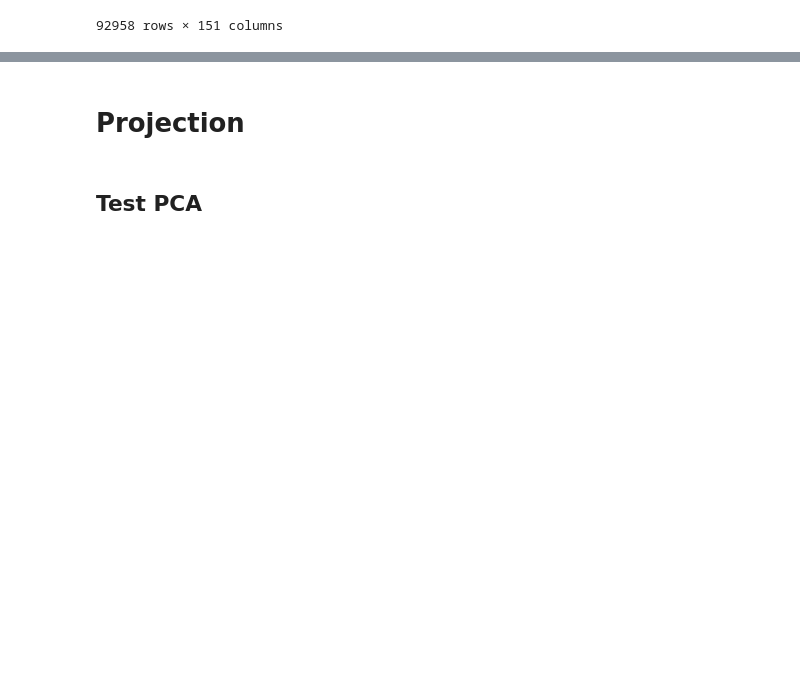
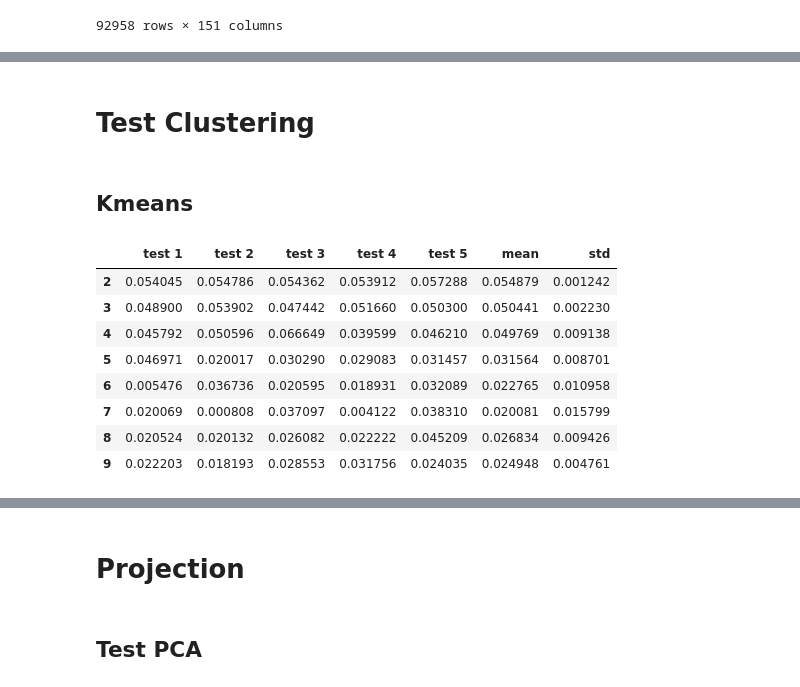
Before and after one commit to CODEheures/oc-ingenieur-ia, a Jupyter notebook: p5/Projet/p5_2-essais.ipynb, the cells around one changed output, grey strips where cells are left out. Drawn from its saved outputs; the diff is of its cells as text; code cells hidden in the pictures; blank space fills up the shorter version.

```diff
--- a/p5/Projet/p5_2-essais.ipynb
+++ b/p5/Projet/p5_2-essais.ipynb
@@ -73,0 +78,29 @@ df
+# %% [markdown]
+# Test Clustering
+# %% [markdown]
+## Kmeans
+# %%
+from sklearn.cluster import KMeans
+X = df.values
+
+silhouette = pd.DataFrame()
+
+for n_clusters in range(2,10,1):
+    for i in range(5):
+        kmeans = KMeans(n_clusters=n_clusters)
+        kmeans.fit(X)
+        silhouette.loc[n_clusters, f'test {i+1}'] = metrics.silhouette_score(X=X, labels=kmeans.labels_, sample_size=1000)
+silhouette['mean'] = silhouette.mean(axis=1)
+silhouette['std'] = silhouette.std(axis=1)
+
+silhouette
+# %% [output]
+|  | test 1 | test 2 | test 3 | test 4 | test 5 | mean | std |
+| 2 | 0.054045 | 0.054786 | 0.054362 | 0.053912 | 0.057288 | 0.054879 | 0.001242 |
+| 3 | 0.048900 | 0.053902 | 0.047442 | 0.051660 | 0.050300 | 0.050441 | 0.002230 |
+| 4 | 0.045792 | 0.050596 | 0.066649 | 0.039599 | 0.046210 | 0.049769 | 0.009138 |
+| 5 | 0.046971 | 0.020017 | 0.030290 | 0.029083 | 0.031457 | 0.031564 | 0.008701 |
+| 6 | 0.005476 | 0.036736 | 0.020595 | 0.018931 | 0.032089 | 0.022765 | 0.010958 |
+| 7 | 0.020069 | 0.000808 | 0.037097 | 0.004122 | 0.038310 | 0.020081 | 0.015799 |
+| 8 | 0.020524 | 0.020132 | 0.026082 | 0.022222 | 0.045209 | 0.026834 | 0.009426 |
+| 9 | 0.022203 | 0.018193 | 0.028553 | 0.031756 | 0.024035 | 0.024948 | 0.004761 |
```
Also changed, not shown: parts of 9 cells of this notebook, 1 other file.
